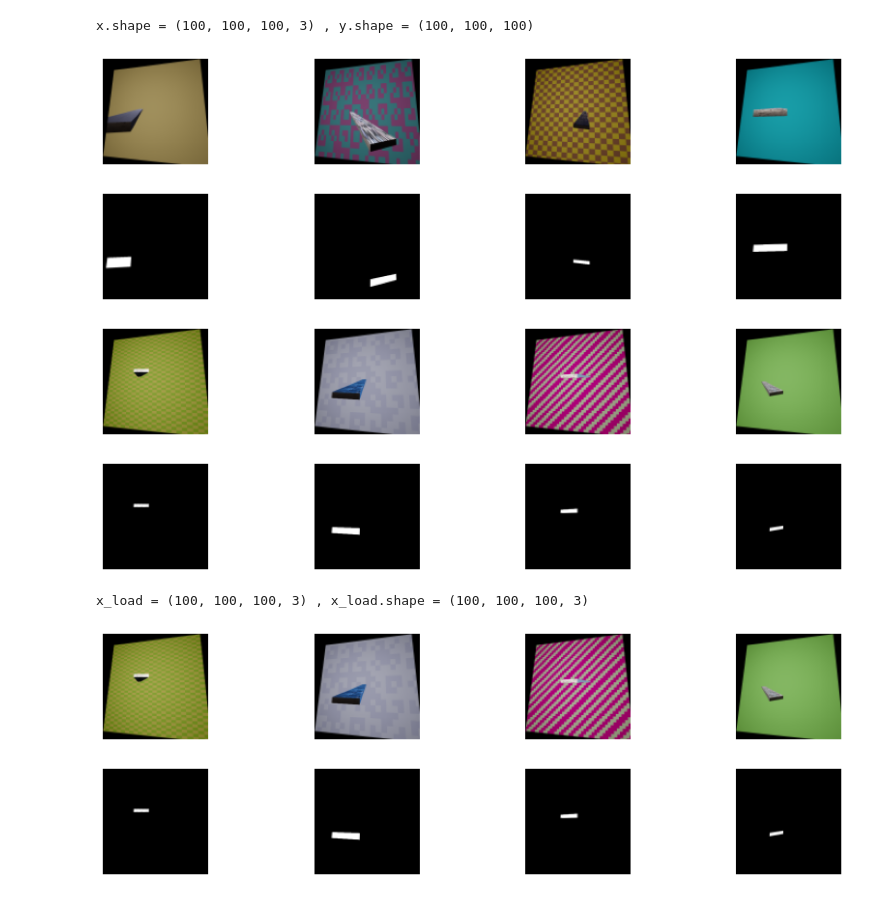
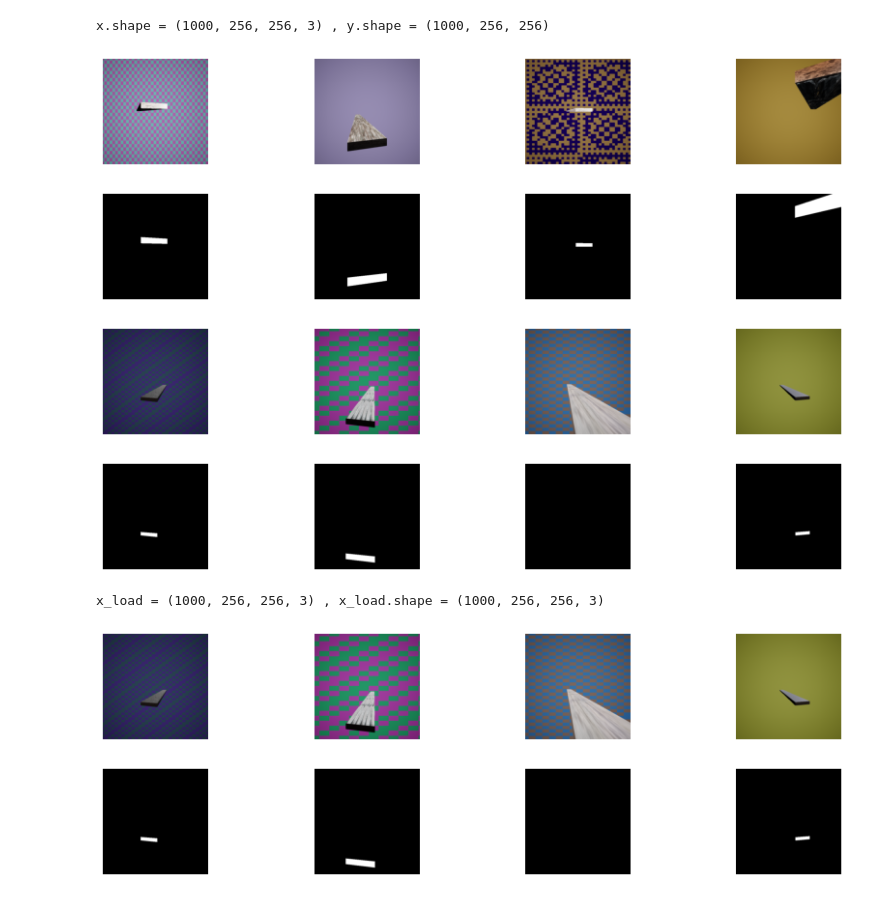
Before and after one commit to tunmustard/features_extractions, a Jupyter notebook: projects/billid/main_data_set_preparation.ipynb, the cells around one changed output. Saved outputs shown, nothing was run; the diff lists cells and outputs as text; code cells hidden in the pictures.

```diff
--- a/projects/billid/main_data_set_preparation.ipynb
+++ b/projects/billid/main_data_set_preparation.ipynb
@@ -590,28 +590,28 @@ dbug.show_images_list(images_y[:4], col_number = 4)
 # %%
 #Configure image generation pipeline, based on Image_generator class
 bill_img_gen = Image_generator(
     Image_generator.Pipeline_x_y_images(
         common_layers = [
-            Image_generator.Mod_linear_transf(l=0.2, r=0.0, t = 0.2, b = 0.0, rand = False, target="all"),
-            Image_generator.Mod_add_padding(pl=2, pr=2, pt=2, pb=2, target="all"),
-            Image_generator.Mod_crop(t=0, l=0, h=500, w=500, target="all"),
-            Image_generator.Mod_resize(size=(100,100), target="all")
+            #Image_generator.Mod_linear_transf(l=0.2, r=0.0, t = 0.2, b = 0.0, rand = False, target="all"),
+            #Image_generator.Mod_add_padding(pl=2, pr=2, pt=2, pb=2, target="all"),
+            #Image_generator.Mod_crop(t=0, l=0, h=500, w=500, target="all"),
+            Image_generator.Mod_resize(size=(256,256), target="all")
         ],
         special_layers = [[]]
     )
 )
 
 #Generate images
 x_result, y_result = bill_img_gen(images_x, images_y)
 
 #Show some result images
-print('x.shape =',res_x.shape,',', 'y.shape =',res_y.shape)
+print('x.shape =',x_result.shape,',', 'y.shape =',y_result.shape)
 dbug.show_images_list(x_result[:4], col_number = 4)
 dbug.show_images_list(y_result[:4], col_number = 4)
 # %% [output]
-x.shape = (100, 100, 100, 3) , y.shape = (100, 100, 100)
+x.shape = (1000, 256, 256, 3) , y.shape = (1000, 256, 256)
-[figure, old version]
+[figure, new version]
-[figure, old version]
+[figure, new version]
 # %%
 ###Shuffle X and Y together
 x_result_shuff, y_result_shuff = bill_img_gen.shuffle_x_y(x_result, y_result)
@@ -620,8 +620,8 @@ x_result_shuff, y_result_shuff = bill_img_gen.shuffle_x_y(x_result, y_result)
 dbug.show_images_list(x_result_shuff[:4], col_number = 4)
 dbug.show_images_list(y_result_shuff[:4], col_number = 4)
 # %% [output]
-[figure, old version]
+[figure, new version]
-[figure, old version]
+[figure, new version]
 # %%
 ###Save data to file
 Image_generator.save_data(x_result_shuff,y_result_shuff, save_dir = "../../Data/billid/training_data/", name="ndds_256x256_1000")
@@ -632,10 +632,10 @@ Image_generator.save_data(x_result_shuff,y_result_shuff, save_dir = "../../Data/
 x_load, y_load = Image_generator.load_data(save_dir = "../../Data/billid/training_data/", name="ndds_256x256_1000")
 
 #Show some result images
-print('x_load =',x_load.shape,',', 'x_load.shape =',x_load.shape)
+print('x_load.shape =',x_load.shape,',', 'y_load.shape =',y_load.shape)
 dbug.show_images_list(x_load[:4], col_number = 4)
 dbug.show_images_list(y_load[:4], col_number = 4)
 # %% [output]
-x_load = (100, 100, 100, 3) , x_load.shape = (100, 100, 100, 3)
+x_load = (1000, 256, 256, 3) , x_load.shape = (1000, 256, 256, 3)
-[figure, old version]
+[figure, new version]
-[figure, old version]
+[figure, new version]
```
Also changed, not shown: parts of 5 cells of this notebook, 2 other files.
